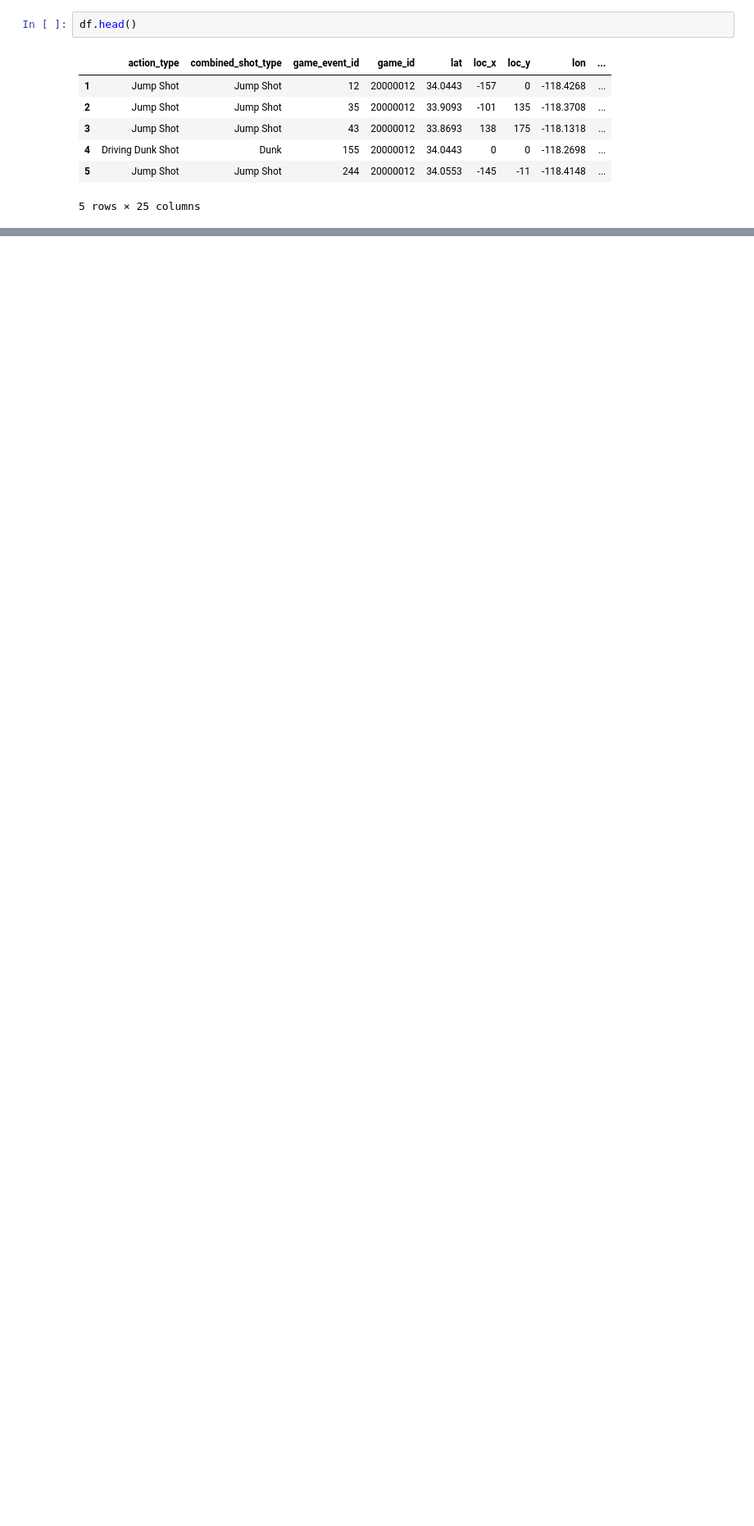
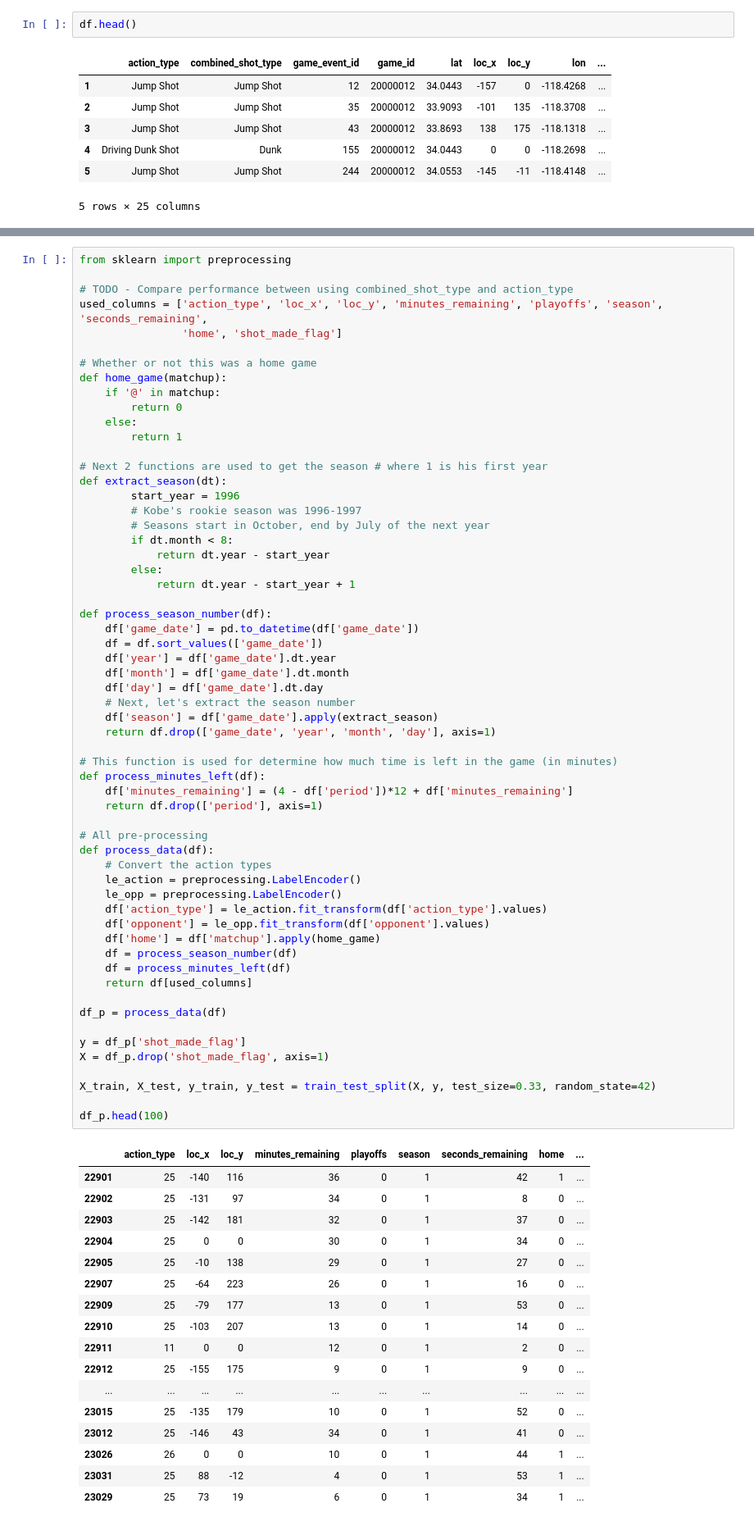
Before and after one commit to allenwang28/EE361M_Project, a Jupyter notebook: snippets/Preprocessing and Models - Allen.ipynb, the cells around one changed output, grey strips where cells are left out. Shown at 82% size. Drawn from its saved outputs; the diff is of its cells as text; blank space fills up the shorter version.

```diff
--- a/snippets/Preprocessing and Models - Allen.ipynb
+++ b/snippets/Preprocessing and Models - Allen.ipynb
@@ -205,0 +119,77 @@ for dtcls in rfcls.estimators_:
+# %%
+from sklearn import preprocessing
+
+# TODO - Compare performance between using combined_shot_type and action_type
+used_columns = ['action_type', 'loc_x', 'loc_y', 'minutes_remaining', 'playoffs', 'season', 'seconds_remaining',
+                'home', 'shot_made_flag']
+
+# Whether or not this was a home game
+def home_game(matchup):
+    if '@' in matchup:
+        return 0
+    else:
+        return 1
+
+# Next 2 functions are used to get the season # where 1 is his first year
+def extract_season(dt):
+        start_year = 1996
+        # Kobe's rookie season was 1996-1997
+        # Seasons start in October, end by July of the next year
+        if dt.month < 8:
+            return dt.year - start_year
+        else:
+            return dt.year - start_year + 1
+
+def process_season_number(df):
+    df['game_date'] = pd.to_datetime(df['game_date'])
+    df = df.sort_values(['game_date'])
+    df['year'] = df['game_date'].dt.year
+    df['month'] = df['game_date'].dt.month
+    df['day'] = df['game_date'].dt.day
+    # Next, let's extract the season number
+    df['season'] = df['game_date'].apply(extract_season)
+    return df.drop(['game_date', 'year', 'month', 'day'], axis=1)
+
+# This function is used for determine how much time is left in the game (in minutes)
+def process_minutes_left(df):
+    df['minutes_remaining'] = (4 - df['period'])*12 + df['minutes_remaining']
+    return df.drop(['period'], axis=1)
+
+# All pre-processing
+def process_data(df):
+    # Convert the action types
+    le_action = preprocessing.LabelEncoder()
+    le_opp = preprocessing.LabelEncoder()
+    df['action_type'] = le_action.fit_transform(df['action_type'].values)
+    df['opponent'] = le_opp.fit_transform(df['opponent'].values)
+    df['home'] = df['matchup'].apply(home_game)
+    df = process_season_number(df)
+    df = process_minutes_left(df)
+    return df[used_columns]
+
+df_p = process_data(df)
+
+y = df_p['shot_made_flag']
+X = df_p.drop('shot_made_flag', axis=1)
+
+X_train, X_test, y_train, y_test = train_test_split(X, y, test_size=0.33, random_state=42)
+
+df_p.head(100)
+# %% [output]
+|  | action_type | loc_x | loc_y | minutes_remaining | playoffs | season | seconds_remaining | home | ... |
+| 22901 | 25 | -140 | 116 | 36 | 0 | 1 | 42 | 1 | ... |
+| 22902 | 25 | -131 | 97 | 34 | 0 | 1 | 8 | 0 | ... |
+| 22903 | 25 | -142 | 181 | 32 | 0 | 1 | 37 | 0 | ... |
+| 22904 | 25 | 0 | 0 | 30 | 0 | 1 | 34 | 0 | ... |
+| 22905 | 25 | -10 | 138 | 29 | 0 | 1 | 27 | 0 | ... |
+| 22907 | 25 | -64 | 223 | 26 | 0 | 1 | 16 | 0 | ... |
+| 22909 | 25 | -79 | 177 | 13 | 0 | 1 | 53 | 0 | ... |
+| 22910 | 25 | -103 | 207 | 13 | 0 | 1 | 14 | 0 | ... |
+| 22911 | 11 | 0 | 0 | 12 | 0 | 1 | 2 | 0 | ... |
+| 22912 | 25 | -155 | 175 | 9 | 0 | 1 | 9 | 0 | ... |
+| ... | ... | ... | ... | ... | ... | ... | ... | ... | ... |
+| 23015 | 25 | -135 | 179 | 10 | 0 | 1 | 52 | 0 | ... |
+| 23012 | 25 | -146 | 43 | 34 | 0 | 1 | 41 | 0 | ... |
+| 23026 | 26 | 0 | 0 | 10 | 0 | 1 | 44 | 1 | ... |
+| 23031 | 25 | 88 | -12 | 4 | 0 | 1 | 53 | 1 | ... |
+| 23029 | 25 | 73 | 19 | 6 | 0 | 1 | 34 | 1 | ... |
```
Also changed, not shown: parts of 12 cells of this notebook.
